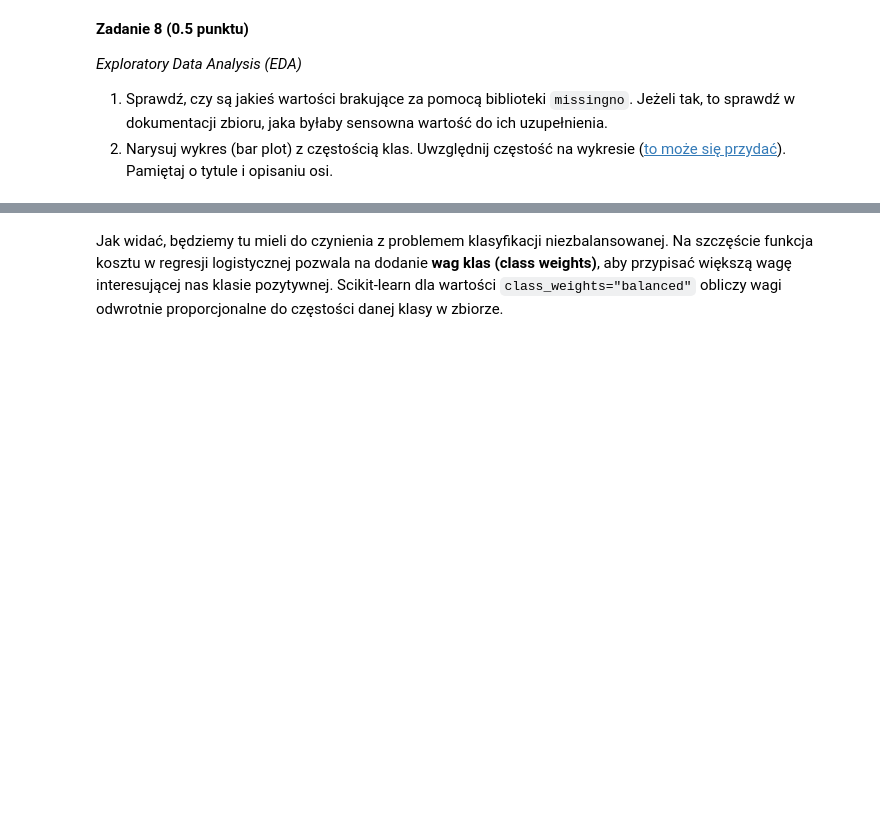
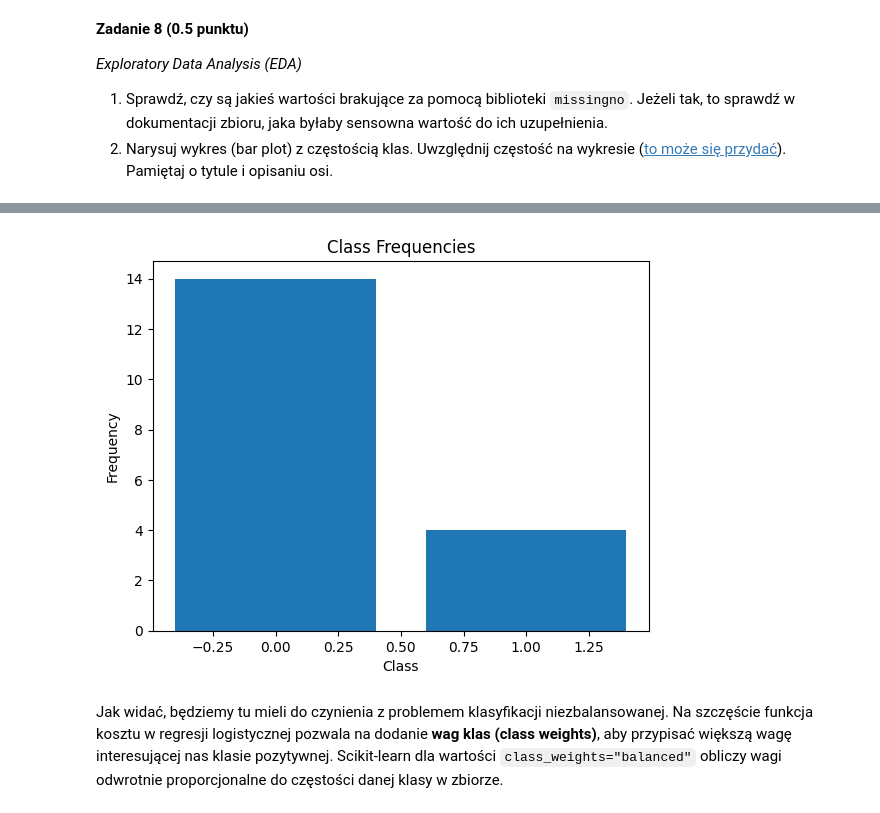
Before and after one commit to matzayonc/sztuczna-inteligencja, a Jupyter notebook: lab1/lab_1.ipynb, the cells around one changed output, grey strips where cells are left out. Cells and saved outputs as stored; diff of their text form; code cells hidden in the pictures; blank space fills up the shorter version.

```diff
--- a/lab1/lab_1.ipynb
+++ b/lab1/lab_1.ipynb
@@ -1030,3 +1076,14 @@ y_mapping = {
+# %%
+# plot class frequencies
+# your_code
+class_frequencies = y.value_counts()
+plt.bar(class_frequencies.index, class_frequencies.values)
+plt.title('Class Frequencies')
+plt.xlabel('Class')
+plt.ylabel('Frequency')
+plt.show()
+# %% [output]
+[figure, added]
 # %% [markdown]
 Jak widać, będziemy tu mieli do czynienia z problemem klasyfikacji niezbalansowanej. Na szczęście funkcja kosztu w regresji logistycznej pozwala na dodanie **wag klas (class weights)**, aby przypisać większą wagę interesującej nas klasie pozytywnej. Scikit-learn dla wartości `class_weights="balanced"` obliczy wagi odwrotnie proporcjonalne do częstości danej klasy w zbiorze.
 # %% [markdown]
```
Also changed, not shown: parts of 25 cells of this notebook.
